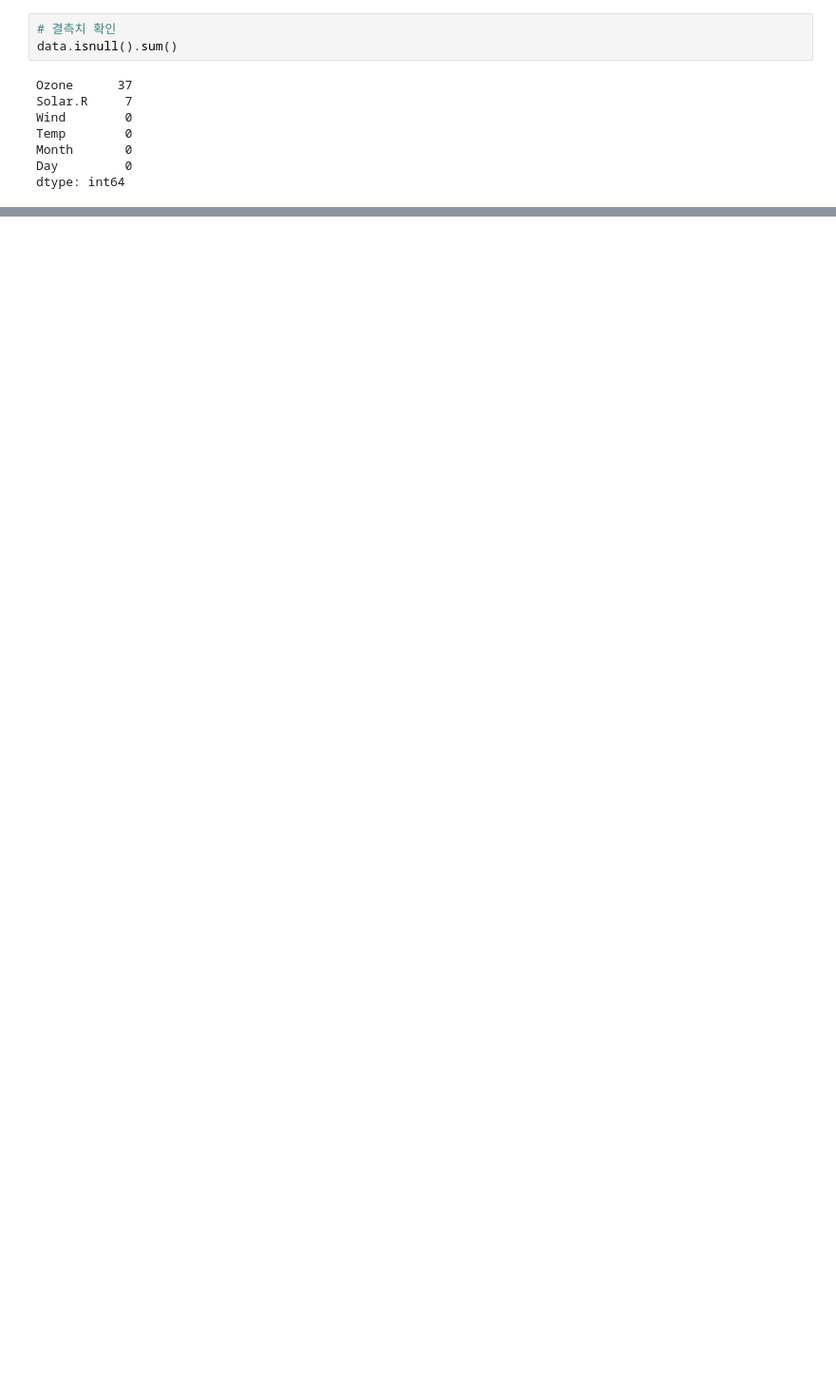
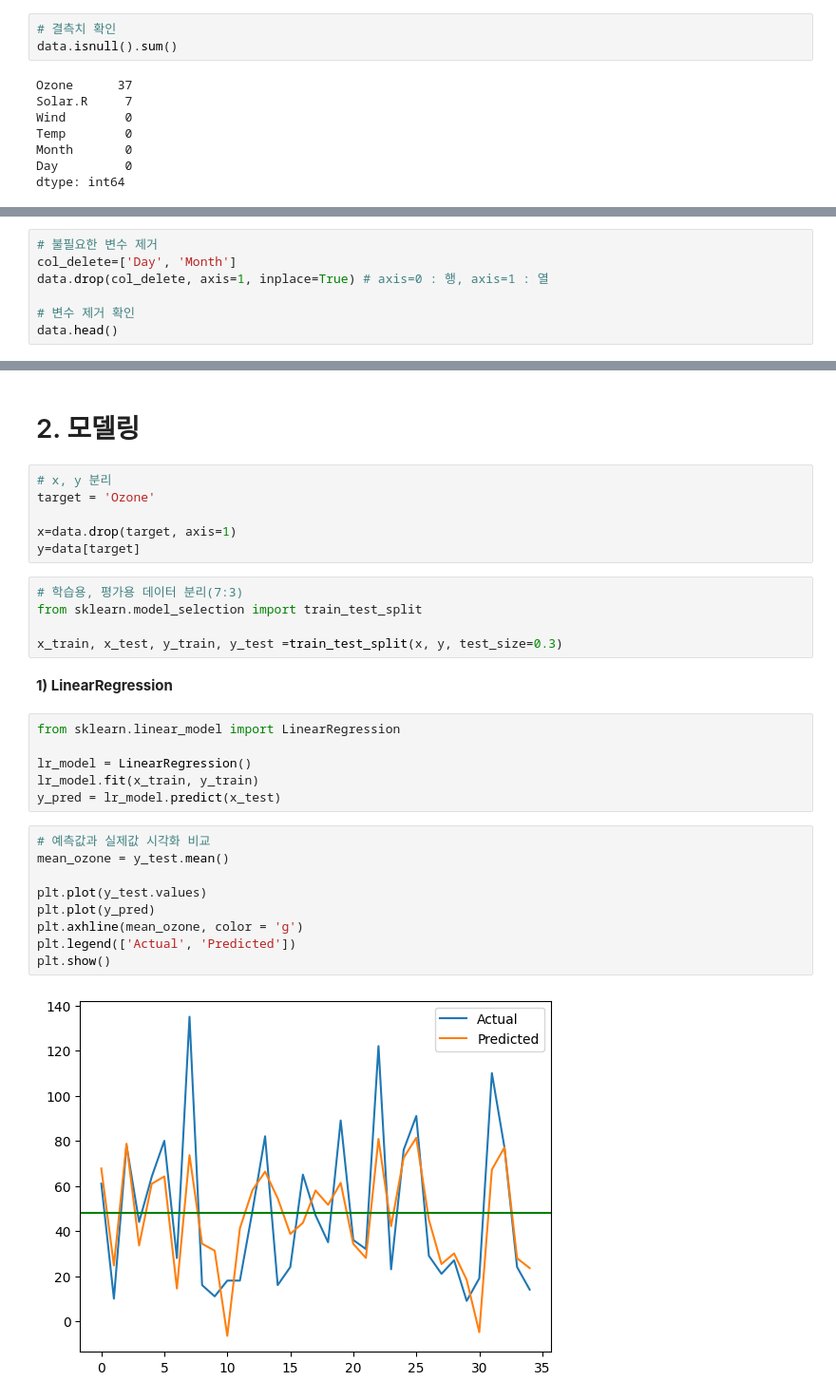
Before and after one commit to u-nivusJO/ML, a Jupyter notebook: airquality_data.ipynb, the cells around one changed output, grey strips where cells are left out. Shown at 95% size. Saved outputs shown, nothing was run; the diff lists cells and outputs as text; blank space fills up the shorter version.

```diff
--- a/airquality_data.ipynb
+++ b/airquality_data.ipynb
@@ -138,0 +162,7 @@ data.dropna(subnet=['Ozone'], inplace=True)
+# %%
+# 불필요한 변수 제거
+col_delete=['Day', 'Month']
+data.drop(col_delete, axis=1, inplace=True) # axis=0 : 행, axis=1 : 열
+
+# 변수 제거 확인
+data.head()
@@ -138,0 +176,32 @@ data.dropna(subnet=['Ozone'], inplace=True)
+# %% [markdown]
+# 2. 모델링
+# %%
+# x, y 분리
+target = 'Ozone'
+
+x=data.drop(target, axis=1)
+y=data[target]
+# %%
+# 학습용, 평가용 데이터 분리(7:3)
+from sklearn.model_selection import train_test_split
+
+x_train, x_test, y_train, y_test =train_test_split(x, y, test_size=0.3)
+# %% [markdown]
+**1) LinearRegression**
+# %%
+from sklearn.linear_model import LinearRegression
+
+lr_model = LinearRegression()
+lr_model.fit(x_train, y_train)
+y_pred = lr_model.predict(x_test)
+# %%
+# 예측값과 실제값 시각화 비교
+mean_ozone = y_test.mean()
+
+plt.plot(y_test.values)
+plt.plot(y_pred)
+plt.axhline(mean_ozone, color = 'g')
+plt.legend(['Actual', 'Predicted'])
+plt.show()
+# %% [output]
+[figure, added]
```
Also changed, not shown: parts of 15 cells of this notebook.
